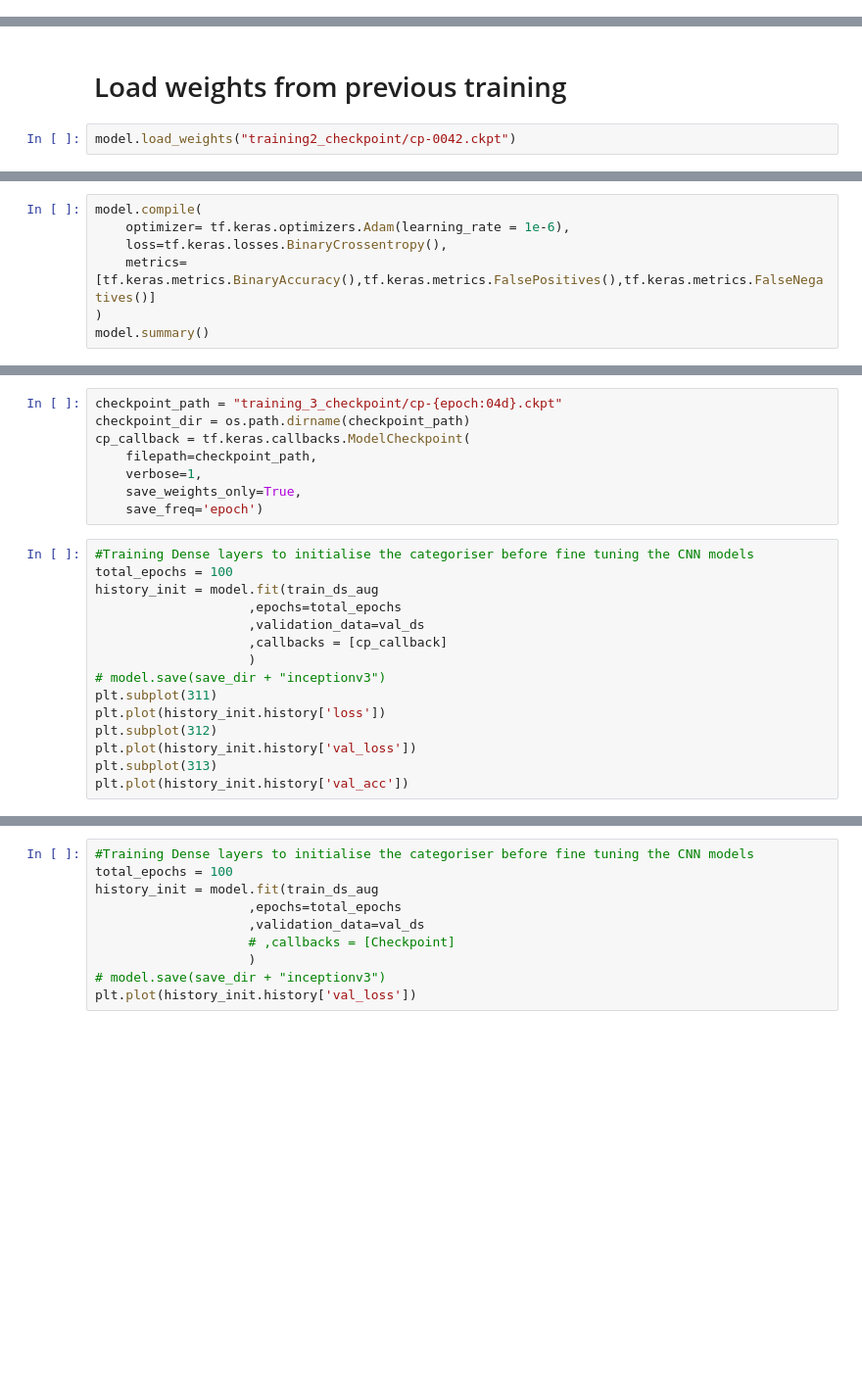
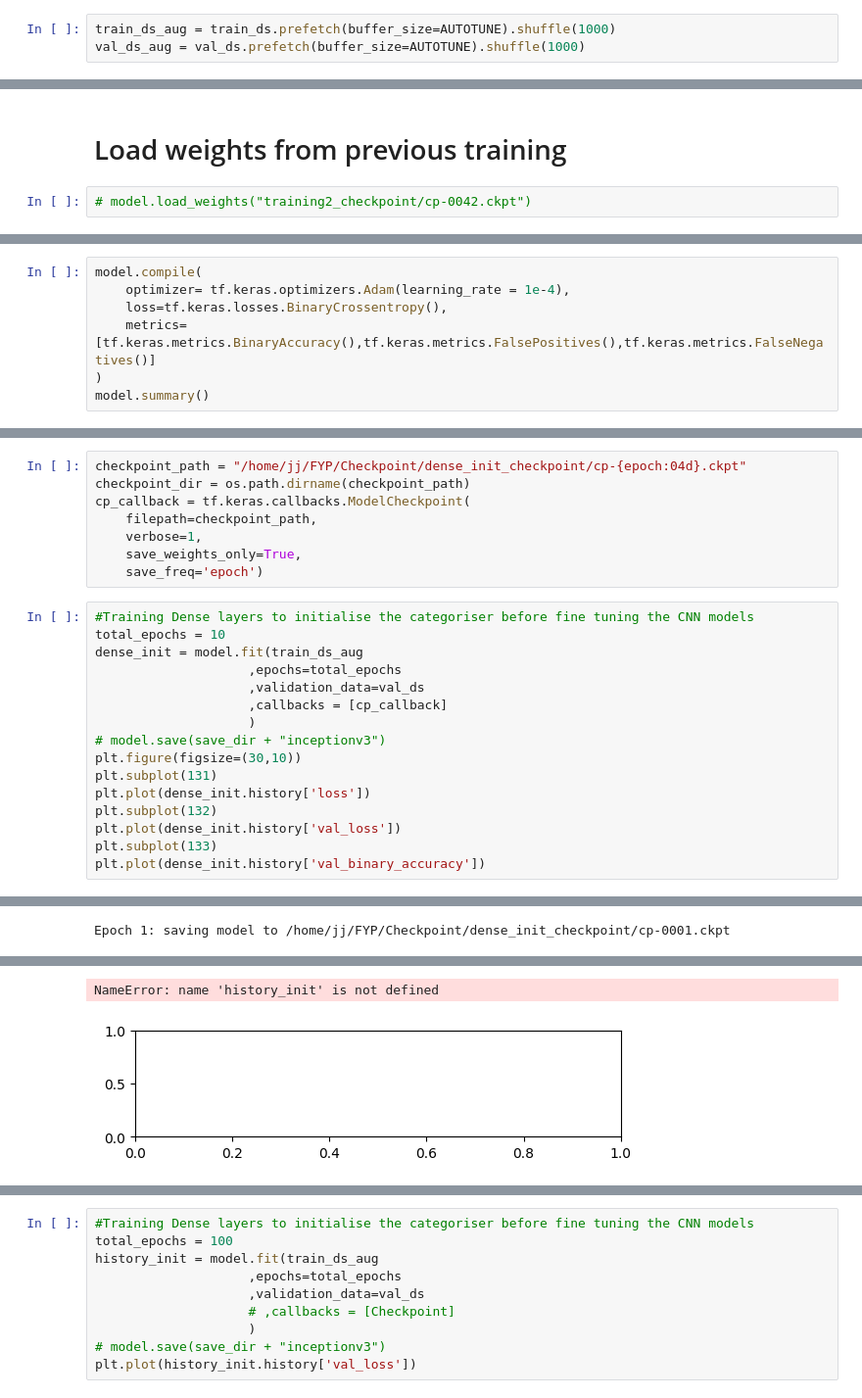
Before and after one commit to ChoyJJ/FYP_B, a Jupyter notebook: Pass_test/mini-DDSM_Inceptionv3_model.ipynb, the cells around one changed output, grey strips where cells are left out. Shown at 98% size. Saved outputs shown, nothing was run; the diff lists cells and outputs as text; blank space fills up the shorter version.

Commit message:
Update with combine dataset training undergoing

```diff
--- a/Pass_test/mini-DDSM_Inceptionv3_model.ipynb
+++ b/Pass_test/mini-DDSM_Inceptionv3_model.ipynb
@@ -84,3 +109,6 @@ val_ds = prepare(val_ds)
+# %%
+train_ds_aug = train_ds.prefetch(buffer_size=AUTOTUNE).shuffle(1000)
+val_ds_aug = val_ds.prefetch(buffer_size=AUTOTUNE).shuffle(1000)
 # %% [markdown]
 ## Just used for once to further train model
 # %%
@@ -183,4 +220,4 @@ WARNING:tensorflow:Using a while_loop for converting StatelessRandomUniformV2 ca
 # %% [markdown]
 # Load weights from previous training
 # %%
-model.load_weights("training2_checkpoint/cp-0042.ckpt")
+# model.load_weights("training2_checkpoint/cp-0042.ckpt")
@@ -189,6 +224,6 @@ model.load_weights("training2_checkpoint/cp-0042.ckpt")
 # %%
 model.compile(
-    optimizer= tf.keras.optimizers.Adam(learning_rate = 1e-6),
+    optimizer= tf.keras.optimizers.Adam(learning_rate = 1e-4),
     loss=tf.keras.losses.BinaryCrossentropy(),
     metrics=[tf.keras.metrics.BinaryAccuracy(),tf.keras.metrics.FalsePositives(),tf.keras.metrics.FalseNegatives()]
 )
@@ -213,6 +248,6 @@ Non-trainable params: 10,694,432
 _________________________________________________________________
 # %%
-checkpoint_path = "training_3_checkpoint/cp-{epoch:04d}.ckpt"
+checkpoint_path = "/home/jj/FYP/Checkpoint/dense_init_checkpoint/cp-{epoch:04d}.ckpt"
 checkpoint_dir = os.path.dirname(checkpoint_path)
 cp_callback = tf.keras.callbacks.ModelCheckpoint(
     filepath=checkpoint_path,
@@ -221,17 +256,18 @@ cp_callback = tf.keras.callbacks.ModelCheckpoint(
     save_freq='epoch')
 # %%
 #Training Dense layers to initialise the categoriser before fine tuning the CNN models
-total_epochs = 100
-history_init = model.fit(train_ds_aug
+total_epochs = 10
+dense_init = model.fit(train_ds_aug
                     ,epochs=total_epochs
                     ,validation_data=val_ds
                     ,callbacks = [cp_callback]
                     )
 # model.save(save_dir + "inceptionv3")
-plt.subplot(311)
-plt.plot(history_init.history['loss'])
-plt.subplot(312)
-plt.plot(history_init.history['val_loss'])
-plt.subplot(313)
-plt.plot(history_init.history['val_acc'])
+plt.figure(figsize=(30,10))
+plt.subplot(131)
+plt.plot(dense_init.history['loss'])
+plt.subplot(132)
+plt.plot(dense_init.history['val_loss'])
+plt.subplot(133)
+plt.plot(dense_init.history['val_binary_accuracy'])
 # %% [output]
@@ -255,0 +304 @@ WARNING:tensorflow:Using a while_loop for converting StatelessRandomUniformV2 ca
+Epoch 1: saving model to /home/jj/FYP/Checkpoint/dense_init_checkpoint/cp-0001.ckpt
@@ -255,0 +324,2 @@ WARNING:tensorflow:Using a while_loop for converting StatelessRandomUniformV2 ca
+NameError: name 'history_init' is not defined
+[figure, added]
```
Also changed, not shown: parts of 16 cells of this notebook, 6 other files.
